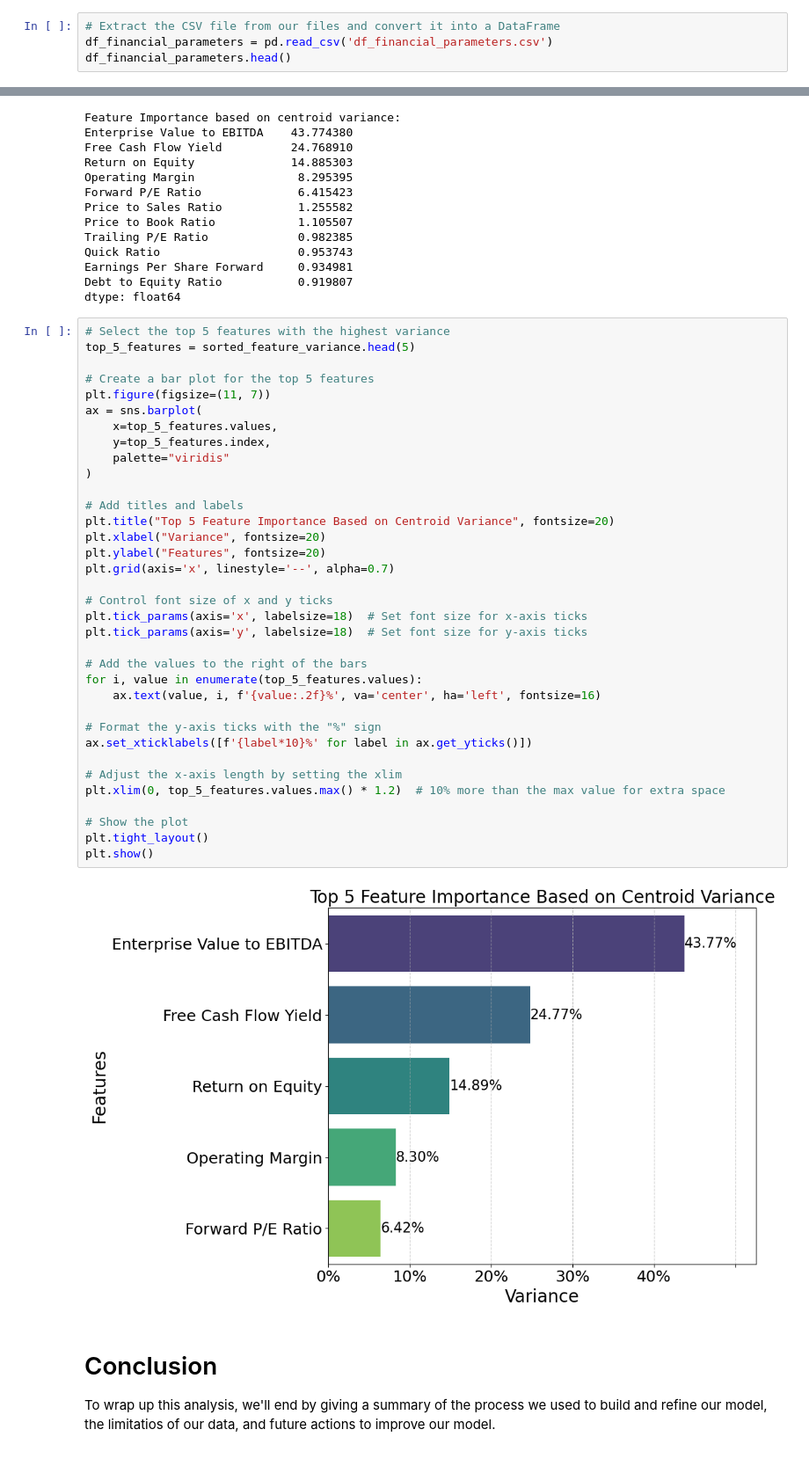
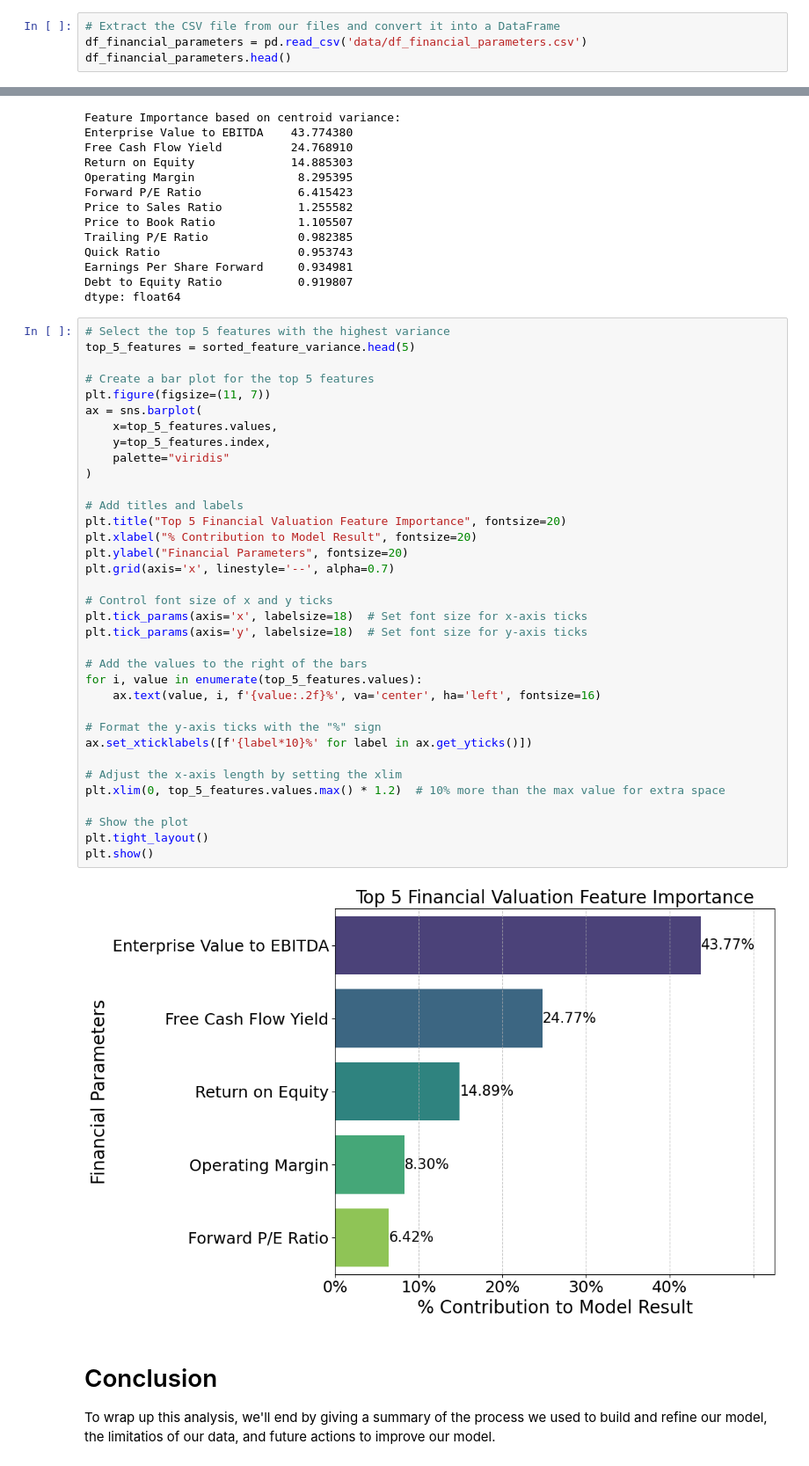
Before and after one commit to evancallaghan1984/stock_value_proximity, a Jupyter notebook: notebook.ipynb, the cells around one changed output, grey strips where cells are left out. Shown: that part at 88% size. Cells and saved outputs as stored; diff of their text form.

```diff
--- a/notebook.ipynb
+++ b/notebook.ipynb
@@ -245,7 +245,7 @@ df_financial_parameters.head()
 df_financial_parameters.to_csv('df_financial_parameters.csv', index=False)
 # %%
 # Extract the CSV file from our files and convert it into a DataFrame
-df_financial_parameters = pd.read_csv('df_financial_parameters.csv')
+df_financial_parameters = pd.read_csv('data/df_financial_parameters.csv')
 df_financial_parameters.head()
 # %% [output]
 |  | Trailing P/E Ratio | Forward P/E Ratio | Price to Book Ratio | Earnings Per Share Trailing | ... |
@@ -1595,37 +1616,37 @@ top_5_features = sorted_feature_variance.head(5)
 
 # Create a bar plot for the top 5 features
 plt.figure(figsize=(11, 7))
 ax = sns.barplot(
     x=top_5_features.values,
     y=top_5_features.index,
     palette="viridis"
 )
 
 # Add titles and labels
-plt.title("Top 5 Feature Importance Based on Centroid Variance", fontsize=20)
-plt.xlabel("Variance", fontsize=20)
-plt.ylabel("Features", fontsize=20)
+plt.title("Top 5 Financial Valuation Feature Importance", fontsize=20)
+plt.xlabel("% Contribution to Model Result", fontsize=20)
+plt.ylabel("Financial Parameters", fontsize=20)
 plt.grid(axis='x', linestyle='--', alpha=0.7)
 
 # Control font size of x and y ticks
 plt.tick_params(axis='x', labelsize=18)  # Set font size for x-axis ticks
 plt.tick_params(axis='y', labelsize=18)  # Set font size for y-axis ticks
 
 # Add the values to the right of the bars
 for i, value in enumerate(top_5_features.values):
     ax.text(value, i, f'{value:.2f}%', va='center', ha='left', fontsize=16)
 
 # Format the y-axis ticks with the "%" sign
 ax.set_xticklabels([f'{label*10}%' for label in ax.get_yticks()])
 
 # Adjust the x-axis length by setting the xlim
 plt.xlim(0, top_5_features.values.max() * 1.2)  # 10% more than the max value for extra space
 
 # Show the plot
 plt.tight_layout()
 plt.show()
 # %% [output]
-[figure, old version]
+[figure, new version]
 # %% [markdown]
 # Conclusion
 To wrap up this analysis, we'll end by giving a summary of the process we used to build and refine our model, the limitatios of our data, and future actions to improve our model.
```
Also changed, not shown: parts of 1 cell of this notebook.
